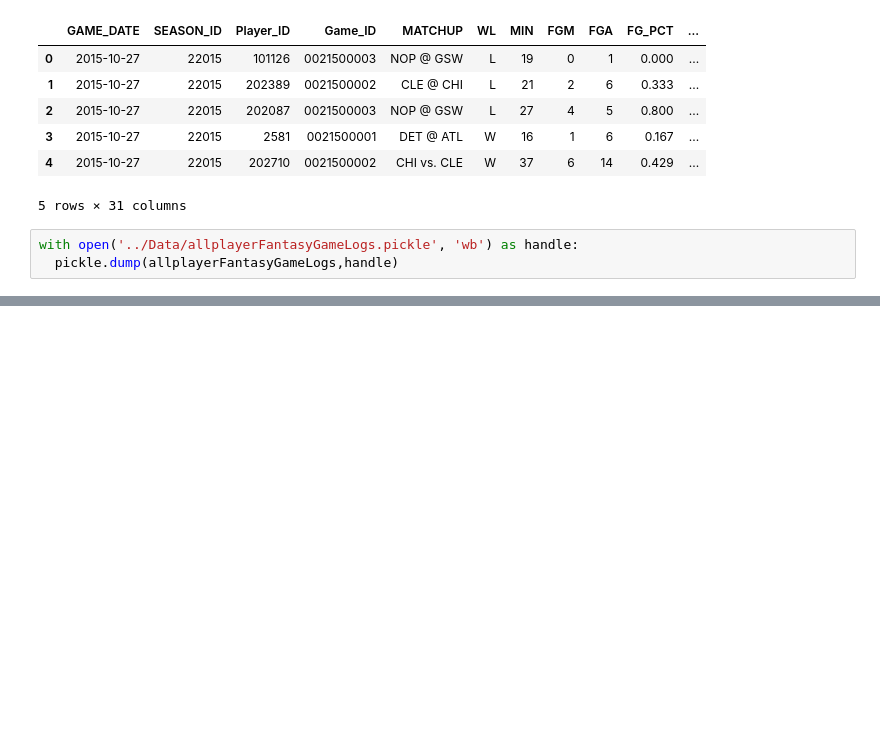
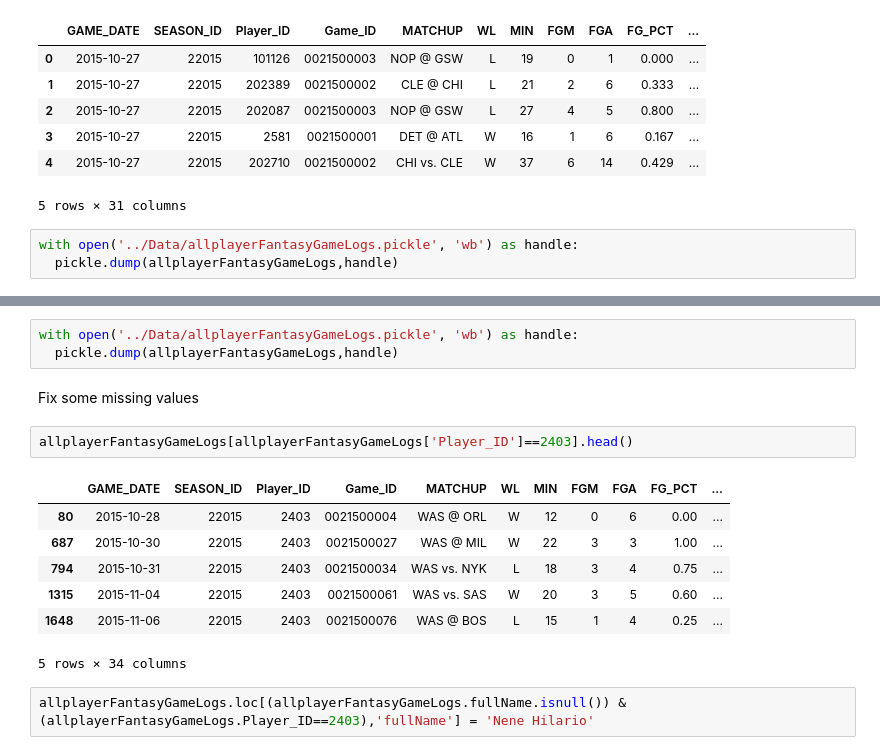
Before and after one commit to jpzhangvincent/NBAFantasySportBetting-ML-project, a Jupyter notebook: Data Munging& EDA/Data Cleaning for Player Game Logs.ipynb, the cells around one changed output, grey strips where cells are left out. Cells and saved outputs as stored; diff of their text form; blank space fills up the shorter version.

```diff
--- a/Data Munging& EDA/Data Cleaning for Player Game Logs.ipynb
+++ b/Data Munging& EDA/Data Cleaning for Player Game Logs.ipynb
@@ -287,0 +310,17 @@ with open('../Data/allplayerFantasyGameLogs.pickle', 'wb') as handle:
+# %%
+with open('../Data/allplayerFantasyGameLogs.pickle', 'wb') as handle:
+  pickle.dump(allplayerFantasyGameLogs,handle)
+# %% [markdown]
+Fix some missing values
+# %%
+allplayerFantasyGameLogs[allplayerFantasyGameLogs['Player_ID']==2403].head()
+# %% [output]
+|  | GAME_DATE | SEASON_ID | Player_ID | Game_ID | MATCHUP | WL | MIN | FGM | FGA | FG_PCT | ... |
+| 80 | 2015-10-28 | 22015 | 2403 | 0021500004 | WAS @ ORL | W | 12 | 0 | 6 | 0.00 | ... |
+| 687 | 2015-10-30 | 22015 | 2403 | 0021500027 | WAS @ MIL | W | 22 | 3 | 3 | 1.00 | ... |
+| 794 | 2015-10-31 | 22015 | 2403 | 0021500034 | WAS vs. NYK | L | 18 | 3 | 4 | 0.75 | ... |
+| 1315 | 2015-11-04 | 22015 | 2403 | 0021500061 | WAS vs. SAS | W | 20 | 3 | 5 | 0.60 | ... |
+| 1648 | 2015-11-06 | 22015 | 2403 | 0021500076 | WAS @ BOS | L | 15 | 1 | 4 | 0.25 | ... |
+5 rows × 34 columns
+# %%
+allplayerFantasyGameLogs.loc[(allplayerFantasyGameLogs.fullName.isnull()) & (allplayerFantasyGameLogs.Player_ID==2403),'fullName'] = 'Nene Hilario'
```
Also changed, not shown: parts of 8 cells of this notebook, 1 other file.
